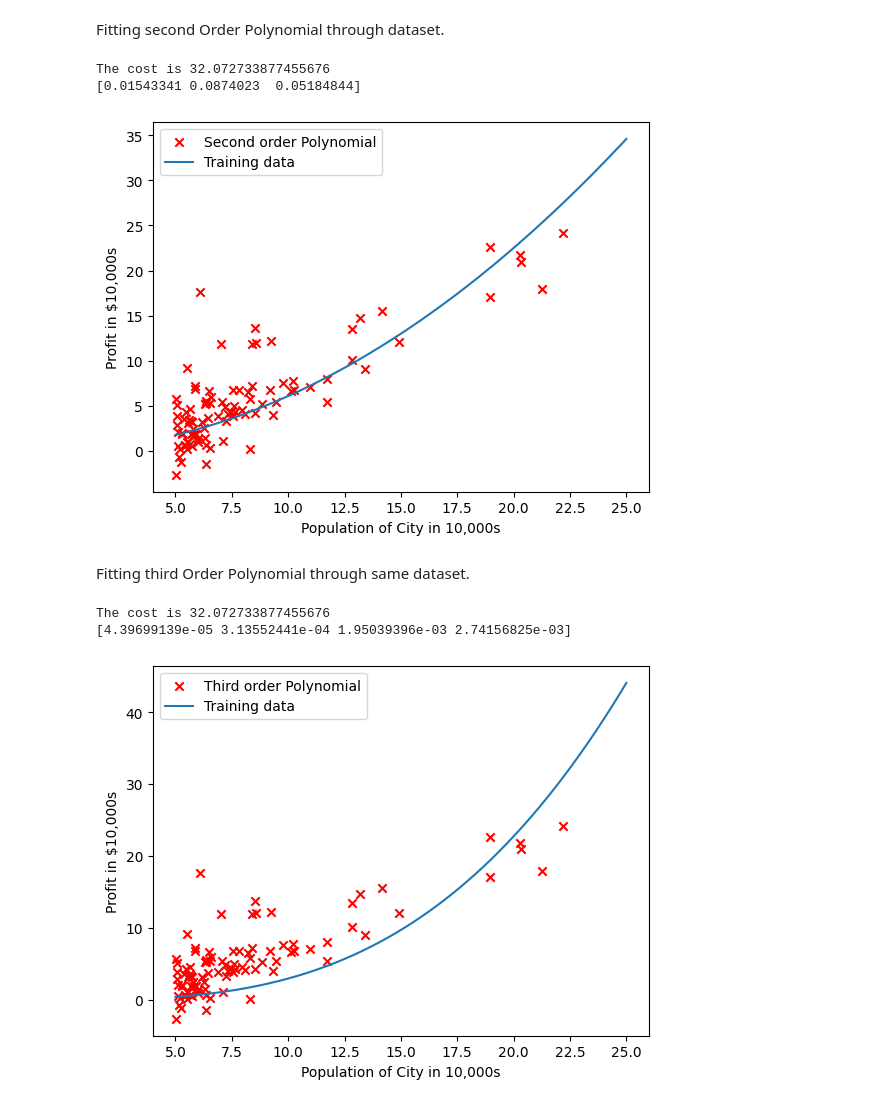
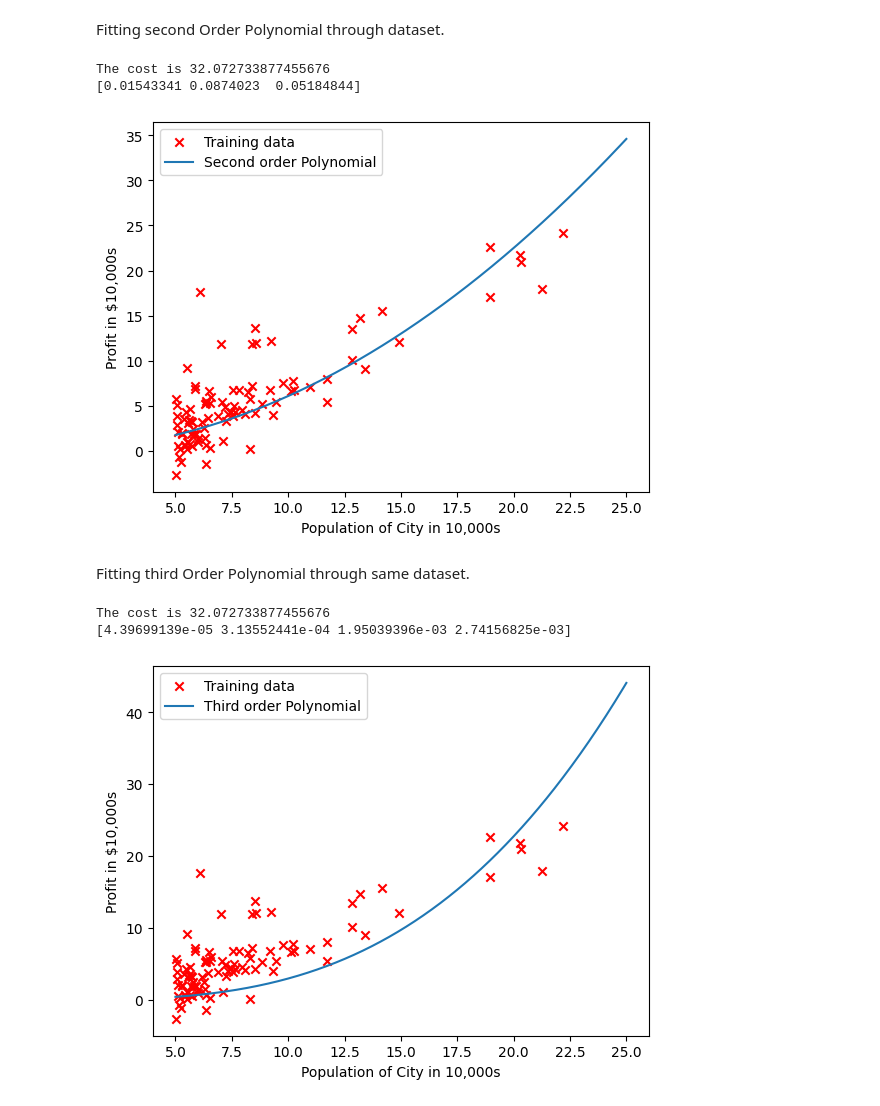
Before and after one commit to ibrahimmansur4/Linear_Regression_Assignment, a Jupyter notebook: ex2P2.ipynb, the cells around one changed output. Saved outputs shown, nothing was run; the diff lists cells and outputs as text; code cells hidden in the pictures.

```diff
--- a/ex2P2.ipynb
+++ b/ex2P2.ipynb
@@ -60,11 +60,11 @@ lr2=[]
 def J(t,x,y):
   theta=t
   ########### YOUR COST FUNCTION CODE HERE ###########
-  x = np.stack([np.ones(m), x], axis=1)
-  h = np.dot(x, theta)
-  temp=np.square(h-Y)
-  temp2 =np.sum(temp)
-  J=temp2/(2*m)
+  J = 0
+  x = np.column_stack([np.ones(m), x])
+  h = np.dot(x,theta)
+  J = (1 / (2 * m)) * np.sum(np.square(h - y))
+
   ################################################
   lr2.append(J)
   return J
@@ -73,14 +73,24 @@ def J(t,x,y):
 # -----------GRADIENT ONLY FUNCTION-----------
 def gradf(t, *args):
   theta =t
-  x,y = args
-  # ########### GRADIENT ONLY CODE HERE ###########
-  m=y.size
+  x, y = args
+  # # ########### GRADIENT ONLY CODE HERE ###########
   x = np.stack([np.ones(m), x], axis=1)
-  x_trans=x.transpose()
-  h=np.dot(theta,x_trans)
-  differ=h-y
-  theta=(np.dot(x_trans,differ))
+  # x_trans=x.transpose()
+  # h=np.dot(theta,x_trans) - y
+
+  # theta=(np.dot(x_trans,h))
+
+  h= np.dot(x, theta)
+  temp=((h-Y))
+  xx=temp*x[:,0]
+  yy=temp*x[:,1]
+  xx=xx.reshape(-1,1)
+  yy=yy.reshape(-1,1)
+
+  final=np.concatenate((xx,yy),axis=1)
+  derivatives=(1/m)*np.sum(final,axis=0)
+  theta=derivatives
   ###################################################
   # lr2.append(J)
   return theta
@@ -183,35 +194,35 @@ def gradientDescentVectorize(X, y, theta, alpha, num_iters):
 
 
     ######################################################
     J_history.append(computeCostVectorize(X, y, theta))
   return theta, J_history
 
 X, Y = data[:, 0], data[:, 1]
 m=len(data)
 X=np.stack([np.ones(m),X, np.power(X,2)],axis=1)
 
 cost= computeCostVectorize(X, Y, theta=np.array([0.0, 0.0,0.0]))
 print("The cost is",cost )
 
 theta_2 = np.zeros(3)
 
 # some gradient descent settings
 iterations = 1500
 alpha = 0.00001
 
 theta_2, J_history = gradientDescentVectorize(X ,Y, theta_2, alpha, iterations)
 print(theta_2)
 # plot the 2nd Order fit
 plotdata(X[:, 1],Y)
 p = np.linspace(5, 25, 1000)
 p=np.stack([np.ones(1000),p, np.power(p,2)],axis=1)
 
 plt.plot(p[:, 1], np.dot(p, theta_2))
-plt.legend([ 'Second order Polynomial','Training data',]);
+plt.legend([ 'Training data','Second order Polynomial']);
 # %% [output]
 The cost is 32.072733877455676
 [0.01543341 0.0874023  0.05184844]
-[figure, old version]
+[figure, new version]
 # %% [markdown]
 Fitting third Order Polynomial through same dataset.
 # %%
@@ -239,8 +250,8 @@ p=np.stack([np.ones(1000),p, np.power(p,2),np.power(p,3)],axis=1)
 
 plt.plot(p[:, 1], np.dot(p, theta_3))
 
-plt.legend([ 'Third order Polynomial','Training data',]);
+plt.legend([ 'Training data','Third order Polynomial',]);
 # %% [output]
 The cost is 32.072733877455676
 [4.39699139e-05 3.13552441e-04 1.95039396e-03 2.74156825e-03]
-[figure, old version]
+[figure, new version]
```
Also changed, not shown: parts of 2 cells of this notebook.
